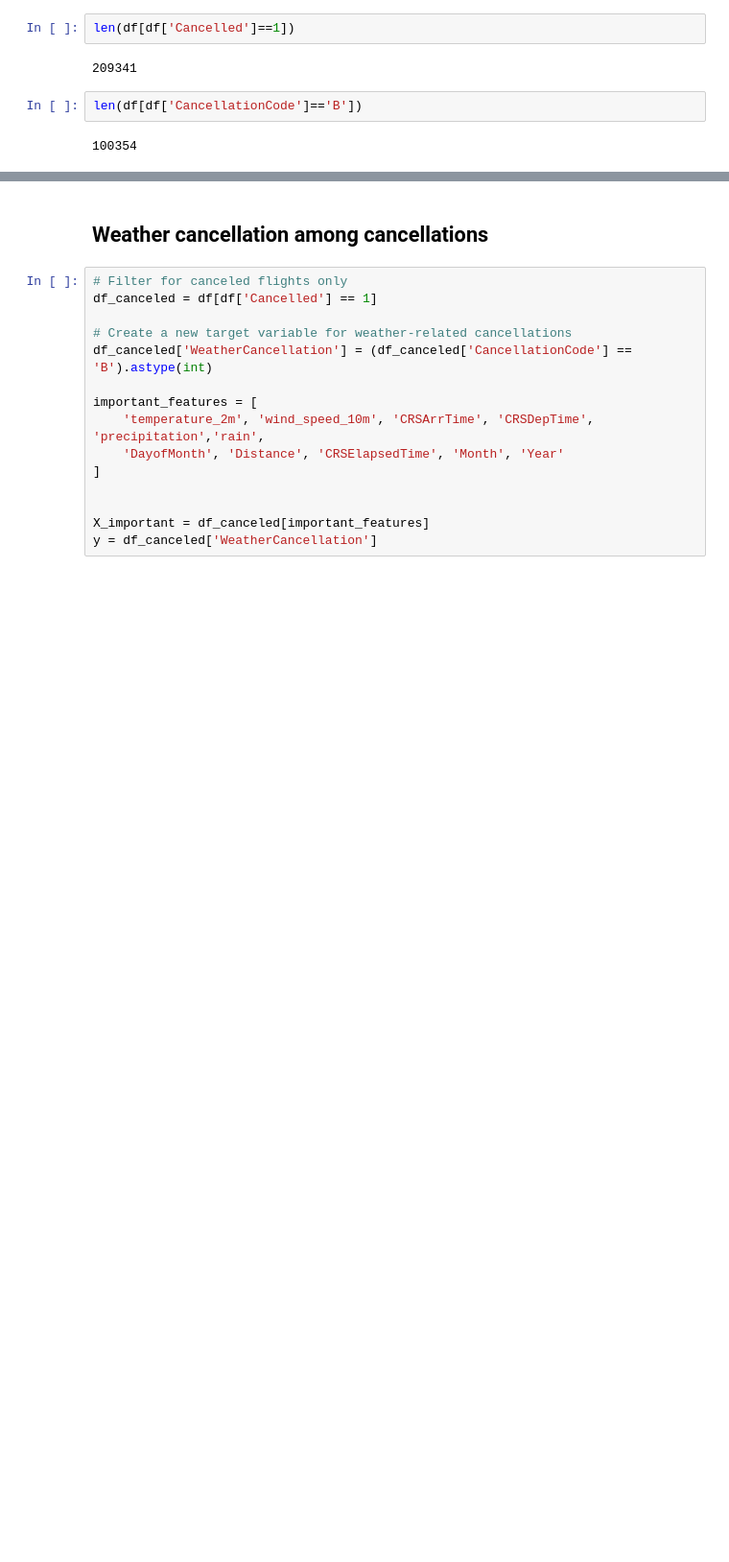
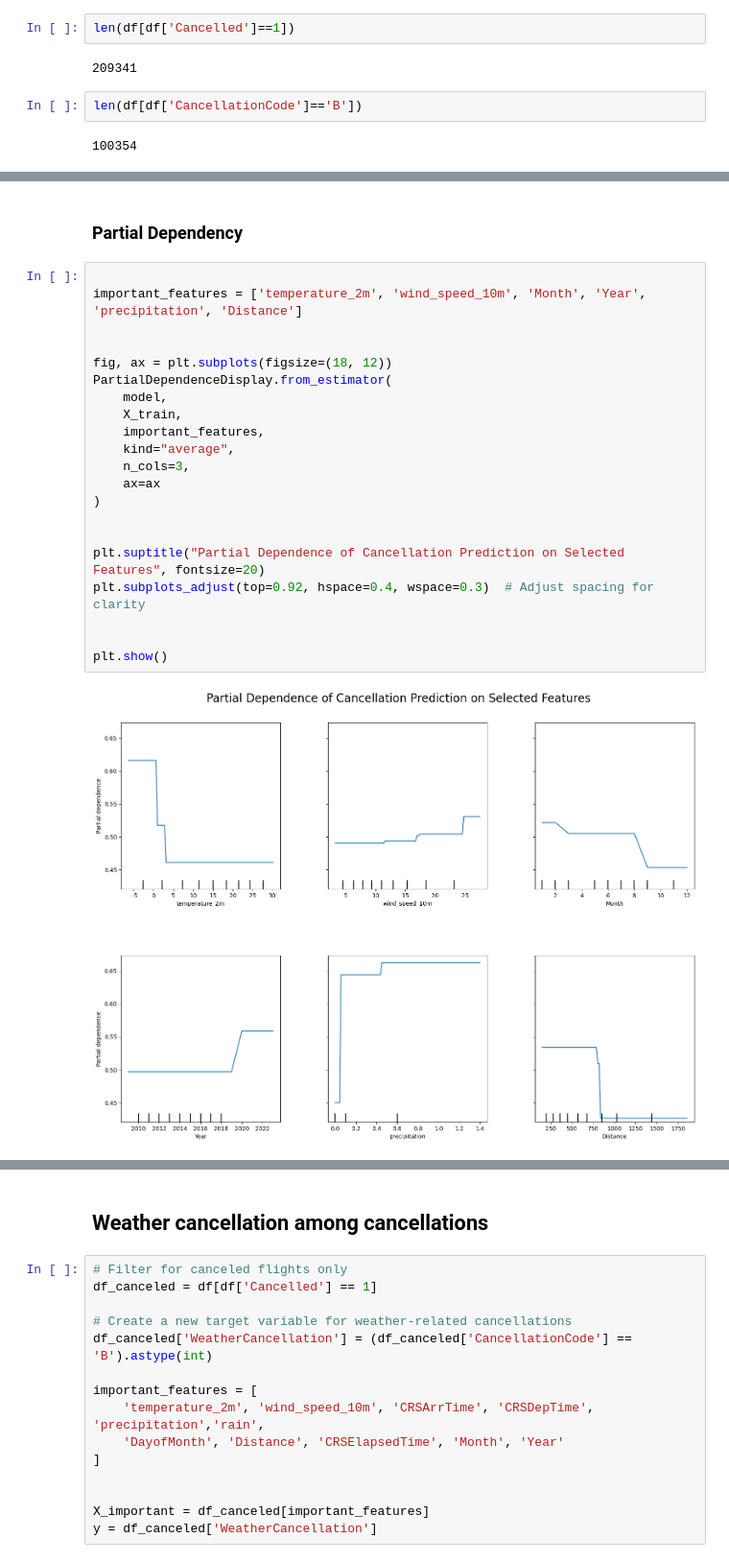
Before and after one commit to xuanli286/BDA-Data-Pipeline, a Jupyter notebook: weather/ModelingDT.ipynb, the cells around one changed output, grey strips where cells are left out. Shown at 96% size. Drawn from its saved outputs; the diff is of its cells as text; blank space fills up the shorter version.

```diff
--- a/weather/ModelingDT.ipynb
+++ b/weather/ModelingDT.ipynb
@@ -149,0 +173,25 @@ dtype: int64
+# %% [markdown]
+### Partial Dependency
+# %%
+
+important_features = ['temperature_2m', 'wind_speed_10m', 'Month', 'Year', 'precipitation', 'Distance']
+
+
+fig, ax = plt.subplots(figsize=(18, 12))
+PartialDependenceDisplay.from_estimator(
+    model,
+    X_train,
+    important_features,
+    kind="average",
+    n_cols=3,
+    ax=ax
+)
+
+
+plt.suptitle("Partial Dependence of Cancellation Prediction on Selected Features", fontsize=20)
+plt.subplots_adjust(top=0.92, hspace=0.4, wspace=0.3)  # Adjust spacing for clarity
+
+
+plt.show()
+# %% [output]
+[figure, added]
```
Also changed, not shown: parts of 19 cells of this notebook, 1 other file.
